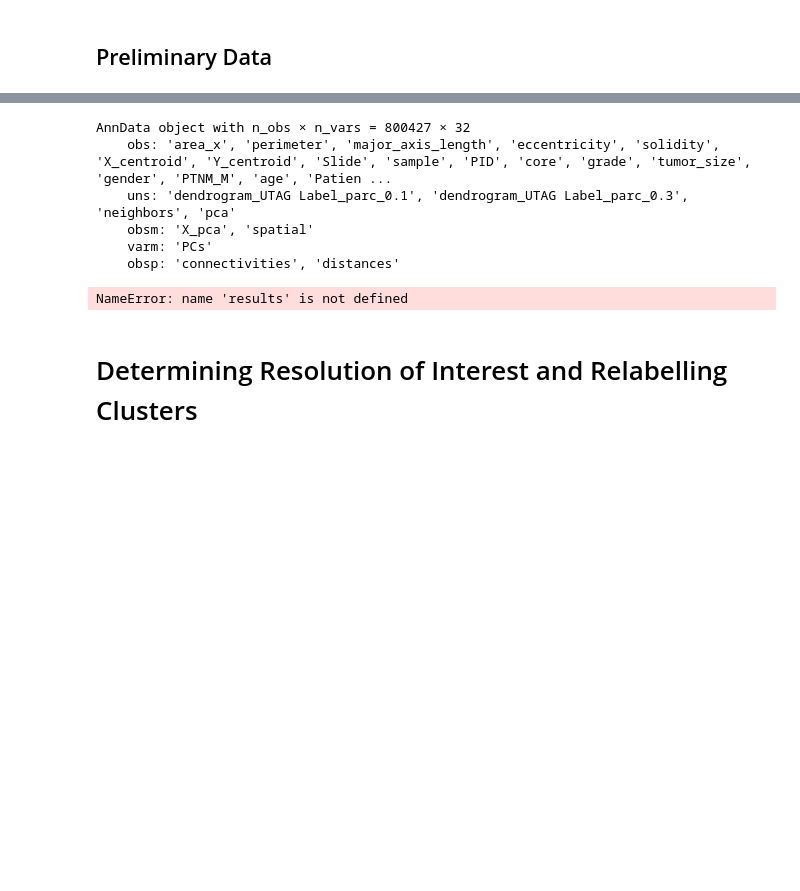
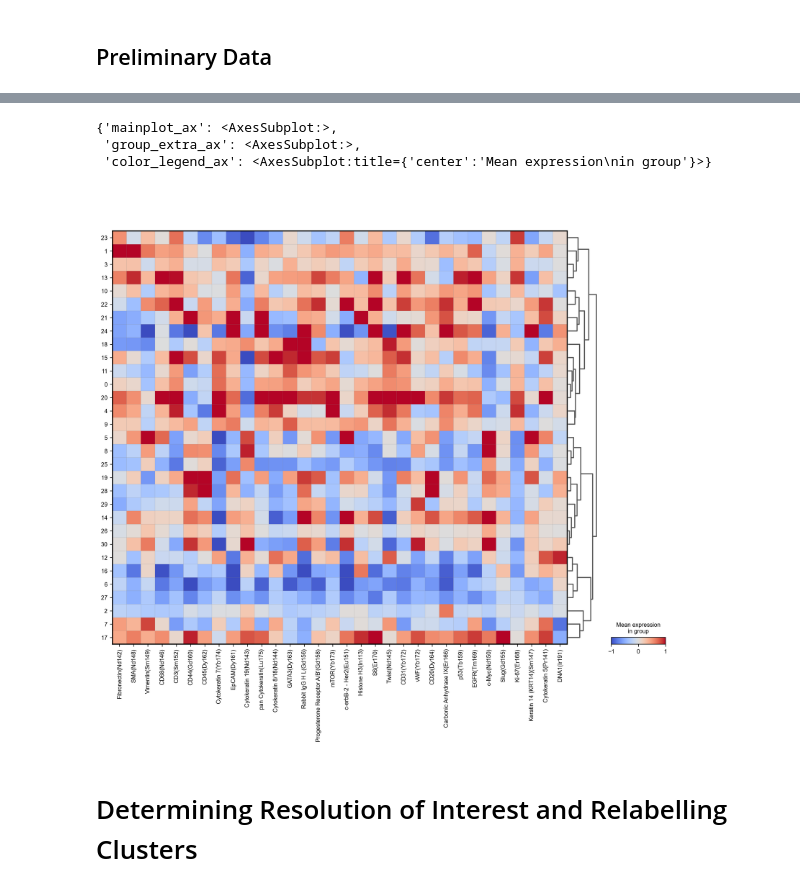
Before and after one commit to ElementoLab/utag, a Jupyter notebook: documentation/IMC Breast Cancer.ipynb, the cells around one changed output, grey strips where cells are left out. Drawn from its saved outputs; the diff is of its cells as text; code cells hidden in the pictures; blank space fills up the shorter version.

```diff
--- a/documentation/IMC Breast Cancer.ipynb
+++ b/documentation/IMC Breast Cancer.ipynb
@@ -135,12 +85,3 @@ var_order = adata.var.iloc[cm.dendrogram_col.reordered_ind].index
-# %%
-results
-# %% [output]
-AnnData object with n_obs × n_vars = 800427 × 32
-    obs: 'area_x', 'perimeter', 'major_axis_length', 'eccentricity', 'solidity', 'X_centroid', 'Y_centroid', 'Slide', 'sample', 'PID', 'core', 'grade', 'tumor_size', 'gender', 'PTNM_M', 'age', 'Patien ...
-    uns: 'dendrogram_UTAG Label_parc_0.1', 'dendrogram_UTAG Label_parc_0.3', 'neighbors', 'pca'
-    obsm: 'X_pca', 'spatial'
-    varm: 'PCs'
-    obsp: 'connectivities', 'distances'
 # %%
 var_order = [
     "Fibronectin(Nd142)",
@@ -162,35 +103,38 @@ var_order = [
     "c-erbB-2 - Her2(Eu151)",
     "Histone H3(In113)",
     "S6(Er170)",
     "Twist(Nd145)",
     "CD31(Yb172)",
     "vWF(Yb172)",
     "CD20(Dy164)",
     "Carbonic Anhydrase IX(Er166)",
     "p53(Tb159)",
     "EGFR(Tm169)",
     "c-Myc(Nd150)",
     "Slug(Gd155)",
     "Ki-67(Er168)",
     "Keratin 14 (KRT14)(Sm147)",
     "Cytokeratin 5(Pr141)",
     "DNA1(Ir191)",
 ]
 
 sc.settings.set_figure_params(dpi=150, fontsize=10)
 sc.pl.matrixplot(
     results,
     var_names=var_order,
     groupby="UTAG Label_parc_0.1",
     dendrogram=True,
     cmap="coolwarm",
     vmin=-1,
     vmax=1,
     show=False,
-    save="BRCA_matrixplot",
+    #save="BRCA_matrixplot",
 )
 # %% [output]
-NameError: name 'results' is not defined
+{'mainplot_ax': <AxesSubplot:>,
+ 'group_extra_ax': <AxesSubplot:>,
+ 'color_legend_ax': <AxesSubplot:title={'center':'Mean expression\nin group'}>}
+[figure, added]
 # %% [markdown]
 # Determining Resolution of Interest and Relabelling Clusters
 # %%
```
Also changed, not shown: parts of 21 cells of this notebook, 4 other files.
